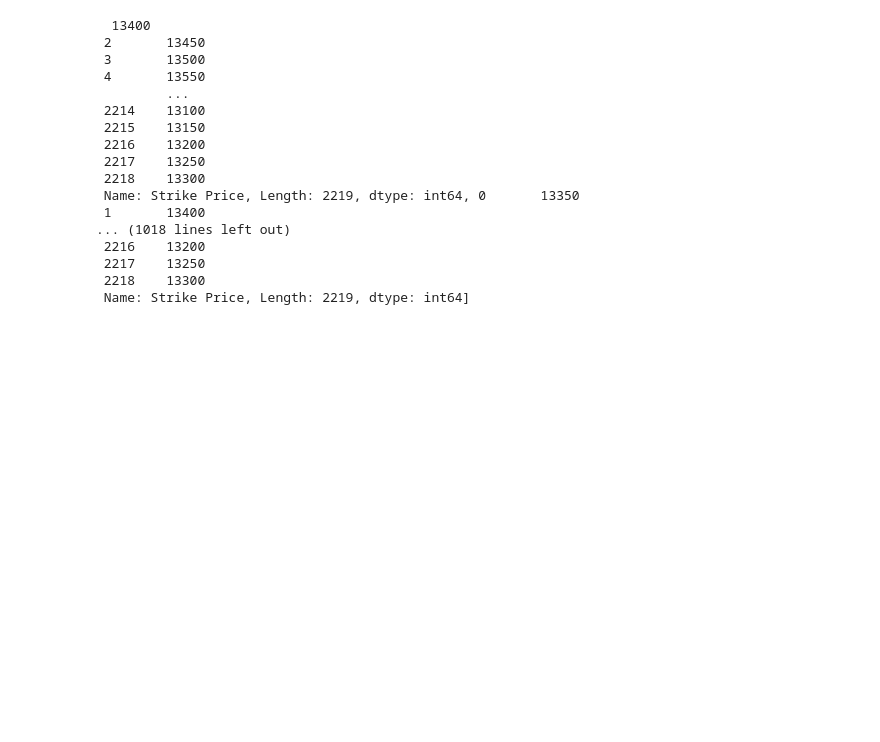
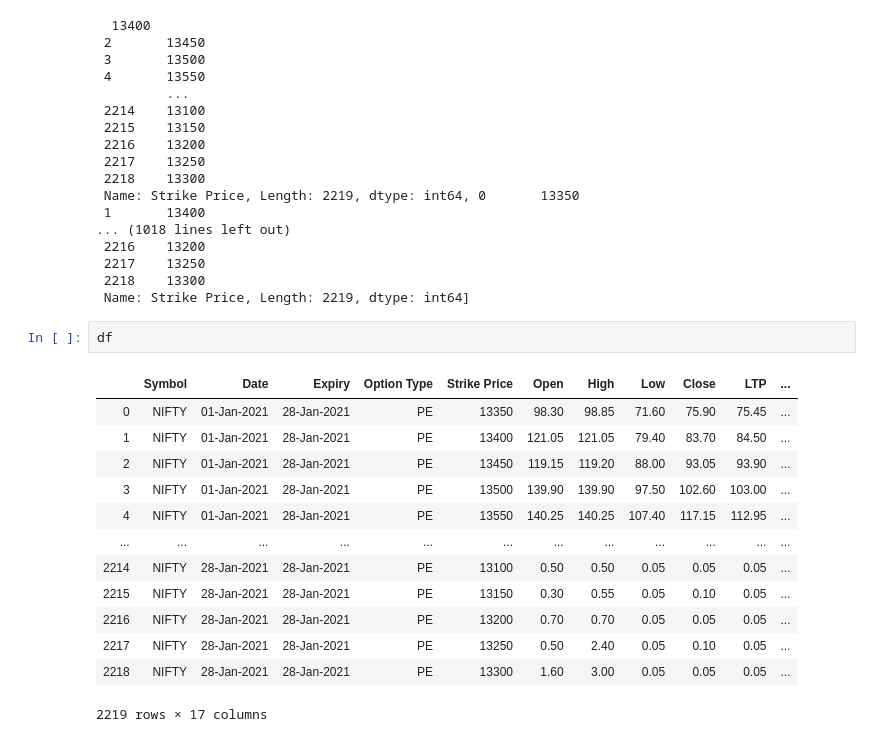
Before and after one commit to pankajpahuja1/OPTION_DATA, a Jupyter notebook: optionscript.ipynb, the cells around one changed output. Cells and saved outputs as stored; diff of their text form; blank space fills up the shorter version.

```diff
--- a/optionscript.ipynb
+++ b/optionscript.ipynb
@@ -180,3 +169,19 @@ list
  2217    13250
  2218    13300
  Name: Strike Price, Length: 2219, dtype: int64]
+# %%
+df
+# %% [output]
+|  | Symbol | Date | Expiry | Option Type | Strike Price | Open | High | Low | Close | LTP | ... |
+| 0 | NIFTY | 01-Jan-2021 | 28-Jan-2021 | PE | 13350 | 98.30 | 98.85 | 71.60 | 75.90 | 75.45 | ... |
+| 1 | NIFTY | 01-Jan-2021 | 28-Jan-2021 | PE | 13400 | 121.05 | 121.05 | 79.40 | 83.70 | 84.50 | ... |
+| 2 | NIFTY | 01-Jan-2021 | 28-Jan-2021 | PE | 13450 | 119.15 | 119.20 | 88.00 | 93.05 | 93.90 | ... |
+| 3 | NIFTY | 01-Jan-2021 | 28-Jan-2021 | PE | 13500 | 139.90 | 139.90 | 97.50 | 102.60 | 103.00 | ... |
+| 4 | NIFTY | 01-Jan-2021 | 28-Jan-2021 | PE | 13550 | 140.25 | 140.25 | 107.40 | 117.15 | 112.95 | ... |
+| ... | ... | ... | ... | ... | ... | ... | ... | ... | ... | ... | ... |
+| 2214 | NIFTY | 28-Jan-2021 | 28-Jan-2021 | PE | 13100 | 0.50 | 0.50 | 0.05 | 0.05 | 0.05 | ... |
+| 2215 | NIFTY | 28-Jan-2021 | 28-Jan-2021 | PE | 13150 | 0.30 | 0.55 | 0.05 | 0.10 | 0.05 | ... |
+| 2216 | NIFTY | 28-Jan-2021 | 28-Jan-2021 | PE | 13200 | 0.70 | 0.70 | 0.05 | 0.05 | 0.05 | ... |
+| 2217 | NIFTY | 28-Jan-2021 | 28-Jan-2021 | PE | 13250 | 0.50 | 2.40 | 0.05 | 0.10 | 0.05 | ... |
+| 2218 | NIFTY | 28-Jan-2021 | 28-Jan-2021 | PE | 13300 | 1.60 | 3.00 | 0.05 | 0.05 | 0.05 | ... |
+2219 rows × 17 columns
```
Also changed, not shown: parts of 1 cell of this notebook, 1 other file.
